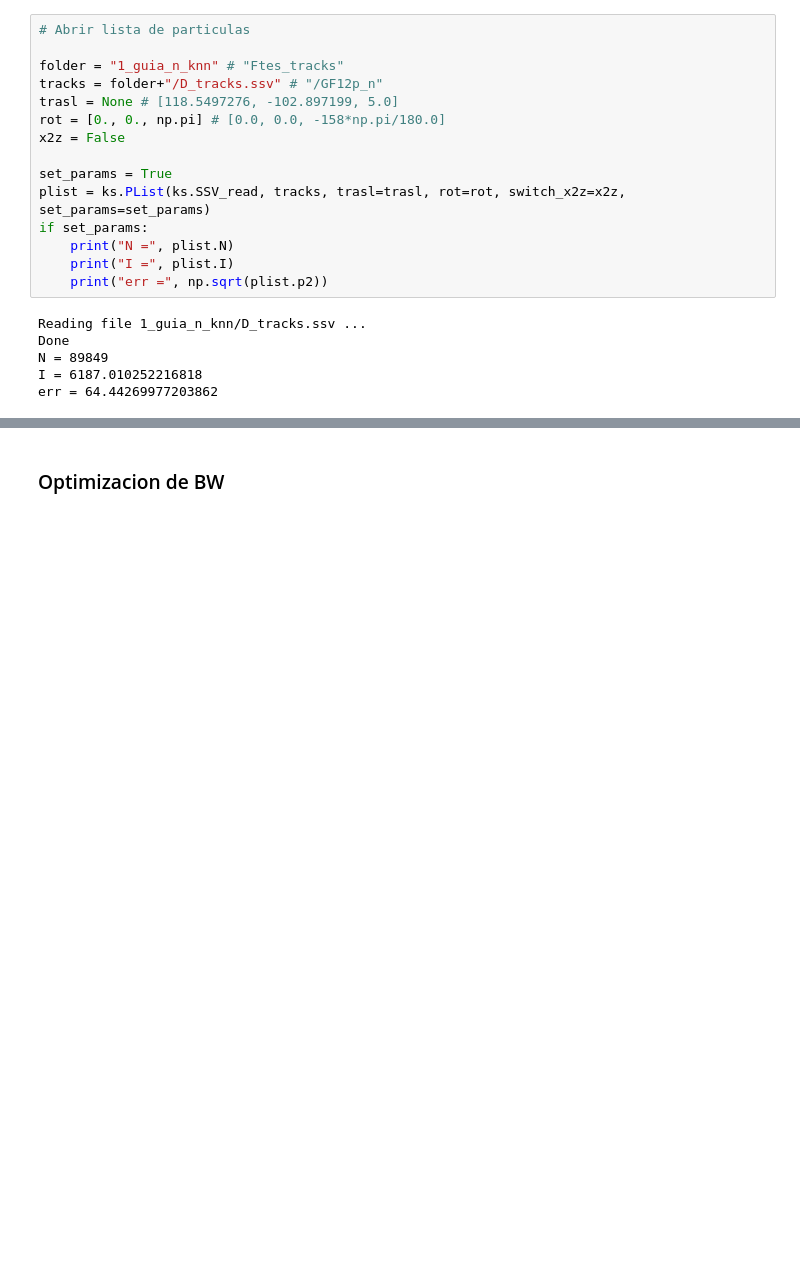
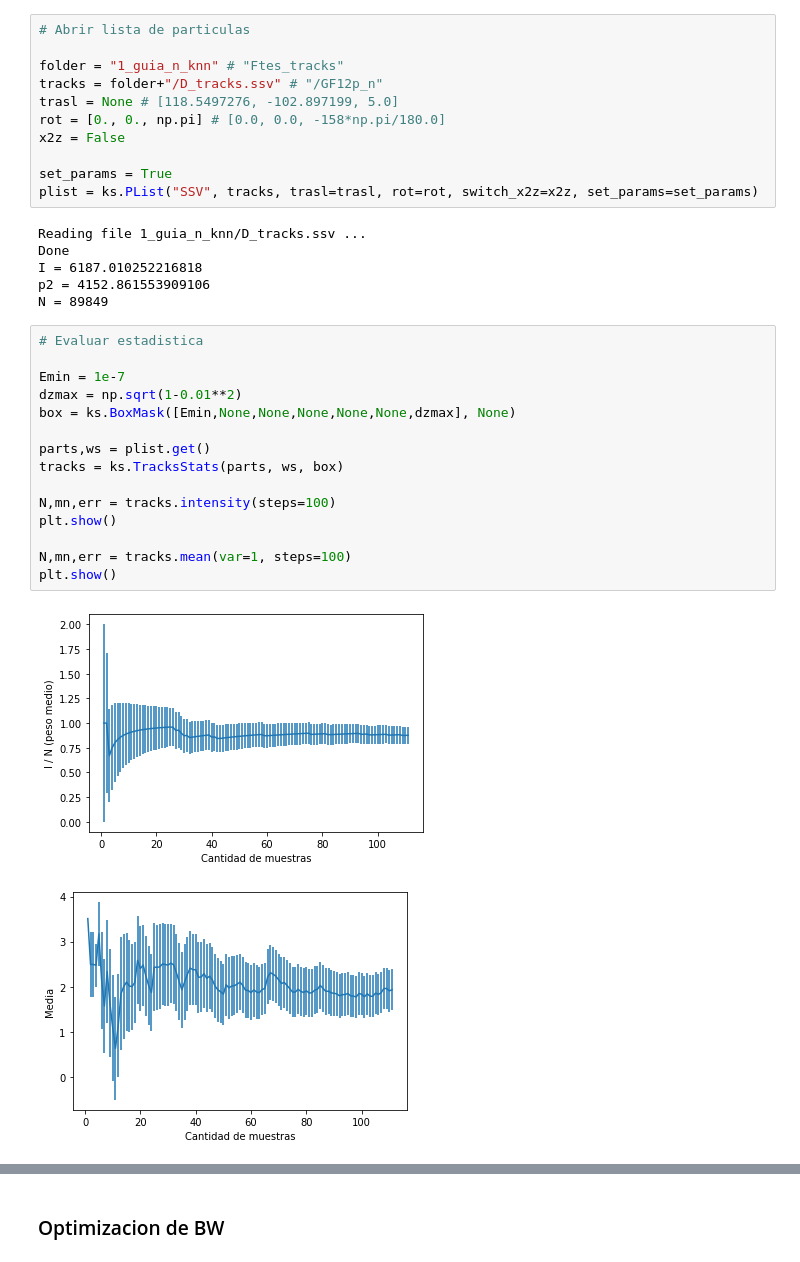
Before and after one commit to KDSource/KDSource, a Jupyter notebook: Auxiliares/optimize_bw.ipynb, the cells around one changed output, grey strips where cells are left out. Saved outputs shown, nothing was run; the diff lists cells and outputs as text; blank space fills up the shorter version.

```diff
--- a/Auxiliares/optimize_bw.ipynb
+++ b/Auxiliares/optimize_bw.ipynb
@@ -15,17 +13,31 @@ rot = [0., 0., np.pi] # [0.0, 0.0, -158*np.pi/180.0]
 x2z = False
 
 set_params = True
-plist = ks.PList(ks.SSV_read, tracks, trasl=trasl, rot=rot, switch_x2z=x2z, set_params=set_params)
-if set_params:
-    print("N =", plist.N)
-    print("I =", plist.I)
-    print("err =", np.sqrt(plist.p2))
+plist = ks.PList("SSV", tracks, trasl=trasl, rot=rot, switch_x2z=x2z, set_params=set_params)
 # %% [output]
 Reading file 1_guia_n_knn/D_tracks.ssv ...
 Done
+I = 6187.010252216818
+p2 = 4152.861553909106
 N = 89849
-I = 6187.010252216818
-err = 64.44269977203862
+# %%
+# Evaluar estadistica
+
+Emin = 1e-7
+dzmax = np.sqrt(1-0.01**2)
+box = ks.BoxMask([Emin,None,None,None,None,None,dzmax], None)
+
+parts,ws = plist.get()
+tracks = ks.TracksStats(parts, ws, box)
+
+N,mn,err = tracks.intensity(steps=100)
+plt.show()
+
+N,mn,err = tracks.mean(var=1, steps=100)
+plt.show()
+# %% [output]
+[figure, added]
+[figure, added]
 # %%
 # Crear KSource
 
```
Also changed, not shown: parts of 6 cells of this notebook, 17 other files.
